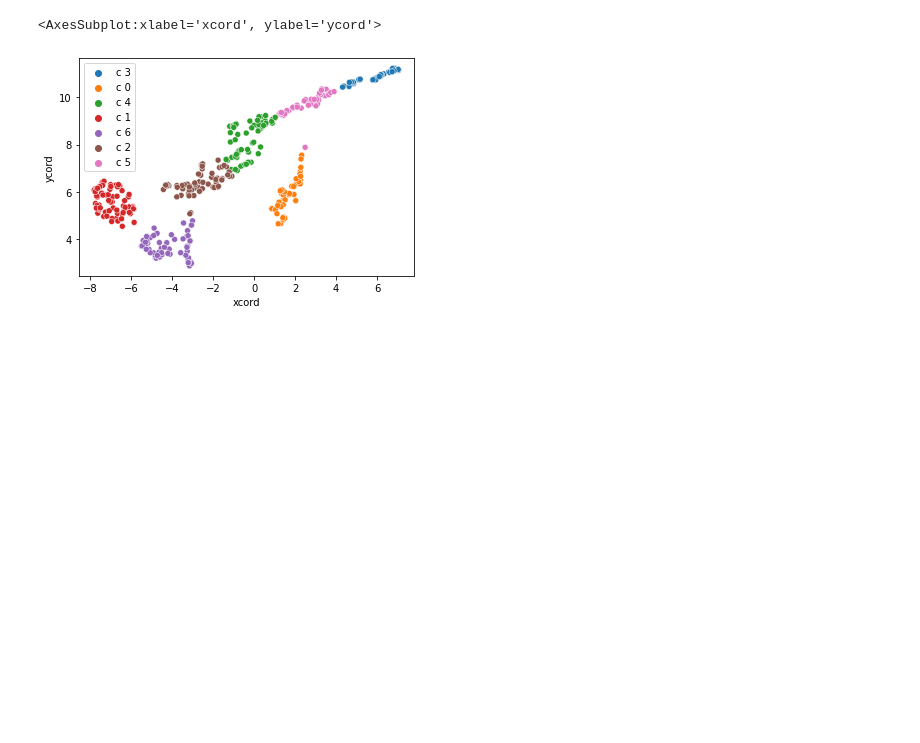
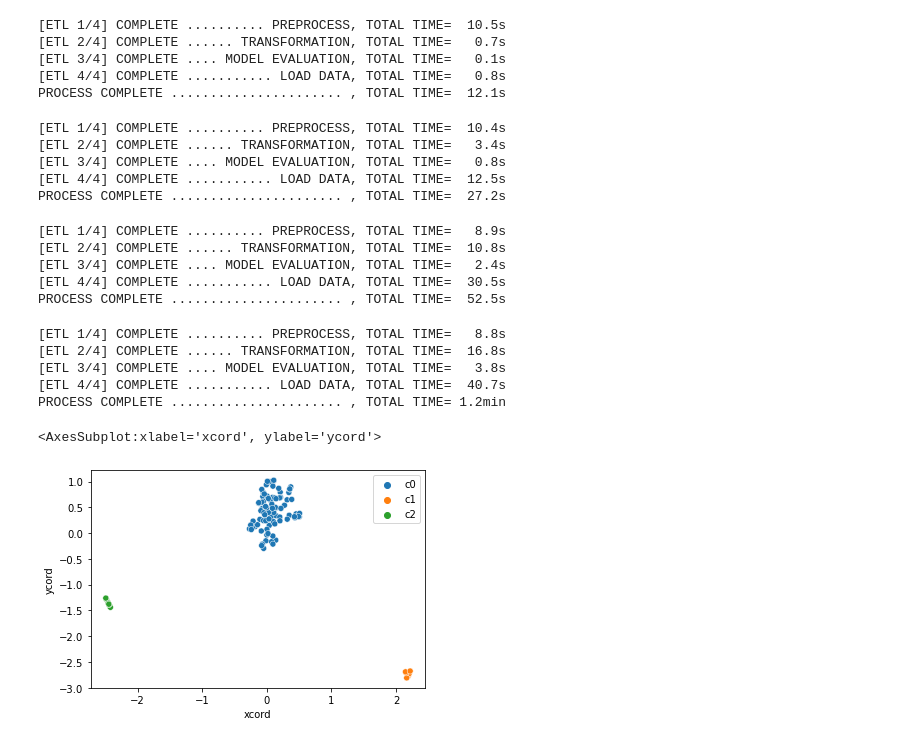
Before and after one commit to conan-sum/twi-lite, a Jupyter notebook: example.ipynb, the cells around one changed output. Drawn from its saved outputs; the diff is of its cells as text; code cells hidden in the pictures; blank space fills up the shorter version.

Commit message:
Updated example.ipynb with the new pipeline

```diff
--- a/example.ipynb
+++ b/example.ipynb
@@ -11,3 +15,5 @@ from sklearn.metrics import silhouette_score
 import json
 # %%
 creds = json.load(open("creds.json"))
+db = Storage(creds=creds, db='blm2')
+db.create_all()
@@ -22,7 +20,69 @@ hashtag = Pipeline(
+# %%
+hashtag_user = Pipeline(
+    feature='ht_user',
+    preprocess=SparseMatrix(filter_function=feature, user_num=5, ft_freq=50, ft_num=3),
+    transform=MatrixFactorization(scaler=StandardScaler(), mapper=UMAP(n_components=2)),
+    evaluate=GridSearch(models=[Model(model=KMeans, eval_range=range(2,10))], metric=silhouette_score),
+    database=db
+)
+
+user_hashtag = Pipeline(
+    feature='user_ht',
+    preprocess=SparseMatrix(filter_function=feature, user_num=5, ft_freq=50, ft_num=3),
+    transform=MatrixFactorization(scaler=StandardScaler(), mapper=UMAP(n_components=2)),
+    evaluate=GridSearch(models=[Model(model=KMeans, eval_range=range(2,10))], metric=silhouette_score),
+    database=db
+)
+
+retweeted_userid = Pipeline(
+    feature='user_rt_uid',
+    preprocess=SparseMatrix(filter_function=feature, user_num=10, ft_freq=100),
+    transform=MatrixFactorization(scaler=StandardScaler(), mapper=UMAP(n_components=2)),
+    evaluate=GridSearch(models=[Model(model=KMeans, eval_range=range(2,10))], metric=silhouette_score),
+    database=db
+)
+
+retweeted_tweetid = Pipeline(
+    feature='user_rt_tid',
+    preprocess=SparseMatrix(filter_function=feature, user_num=10, ft_freq=50),
+    transform=MatrixFactorization(scaler=StandardScaler(), mapper=UMAP(n_components=2)),
+    evaluate=GridSearch(models=[Model(model=KMeans, eval_range=range(2,10))], metric=silhouette_score),
+    database=db
+)
 # %%
-hashtag.run()
+hashtag_user.run()
+# %% [output]
+[ETL 1/4] COMPLETE .......... PREPROCESS, TOTAL TIME=  10.5s
+[ETL 2/4] COMPLETE ...... TRANSFORMATION, TOTAL TIME=   0.7s
+[ETL 3/4] COMPLETE .... MODEL EVALUATION, TOTAL TIME=   0.1s
+[ETL 4/4] COMPLETE ........... LOAD DATA, TOTAL TIME=   0.8s
+PROCESS COMPLETE ...................... , TOTAL TIME=  12.1s
+# %%
+user_hashtag.run()
+# %% [output]
+[ETL 1/4] COMPLETE .......... PREPROCESS, TOTAL TIME=  10.4s
+[ETL 2/4] COMPLETE ...... TRANSFORMATION, TOTAL TIME=   3.4s
+[ETL 3/4] COMPLETE .... MODEL EVALUATION, TOTAL TIME=   0.8s
+[ETL 4/4] COMPLETE ........... LOAD DATA, TOTAL TIME=  12.5s
+PROCESS COMPLETE ...................... , TOTAL TIME=  27.2s
+# %%
+retweeted_userid.run()
+# %% [output]
+[ETL 1/4] COMPLETE .......... PREPROCESS, TOTAL TIME=   8.9s
+[ETL 2/4] COMPLETE ...... TRANSFORMATION, TOTAL TIME=  10.8s
+[ETL 3/4] COMPLETE .... MODEL EVALUATION, TOTAL TIME=   2.4s
+[ETL 4/4] COMPLETE ........... LOAD DATA, TOTAL TIME=  30.5s
+PROCESS COMPLETE ...................... , TOTAL TIME=  52.5s
+# %%
+retweeted_tweetid.run()
+# %% [output]
+[ETL 1/4] COMPLETE .......... PREPROCESS, TOTAL TIME=   8.8s
+[ETL 2/4] COMPLETE ...... TRANSFORMATION, TOTAL TIME=  16.8s
+[ETL 3/4] COMPLETE .... MODEL EVALUATION, TOTAL TIME=   3.8s
+[ETL 4/4] COMPLETE ........... LOAD DATA, TOTAL TIME=  40.7s
+PROCESS COMPLETE ...................... , TOTAL TIME= 1.2min
 # %%
-hashtag.scatter_plot()
+hashtag_user.scatter_plot()
 # %% [output]
 <AxesSubplot:xlabel='xcord', ylabel='ycord'>
-[figure, old version]
+[figure, new version]
```
Also changed, not shown: parts of 5 cells of this notebook.
